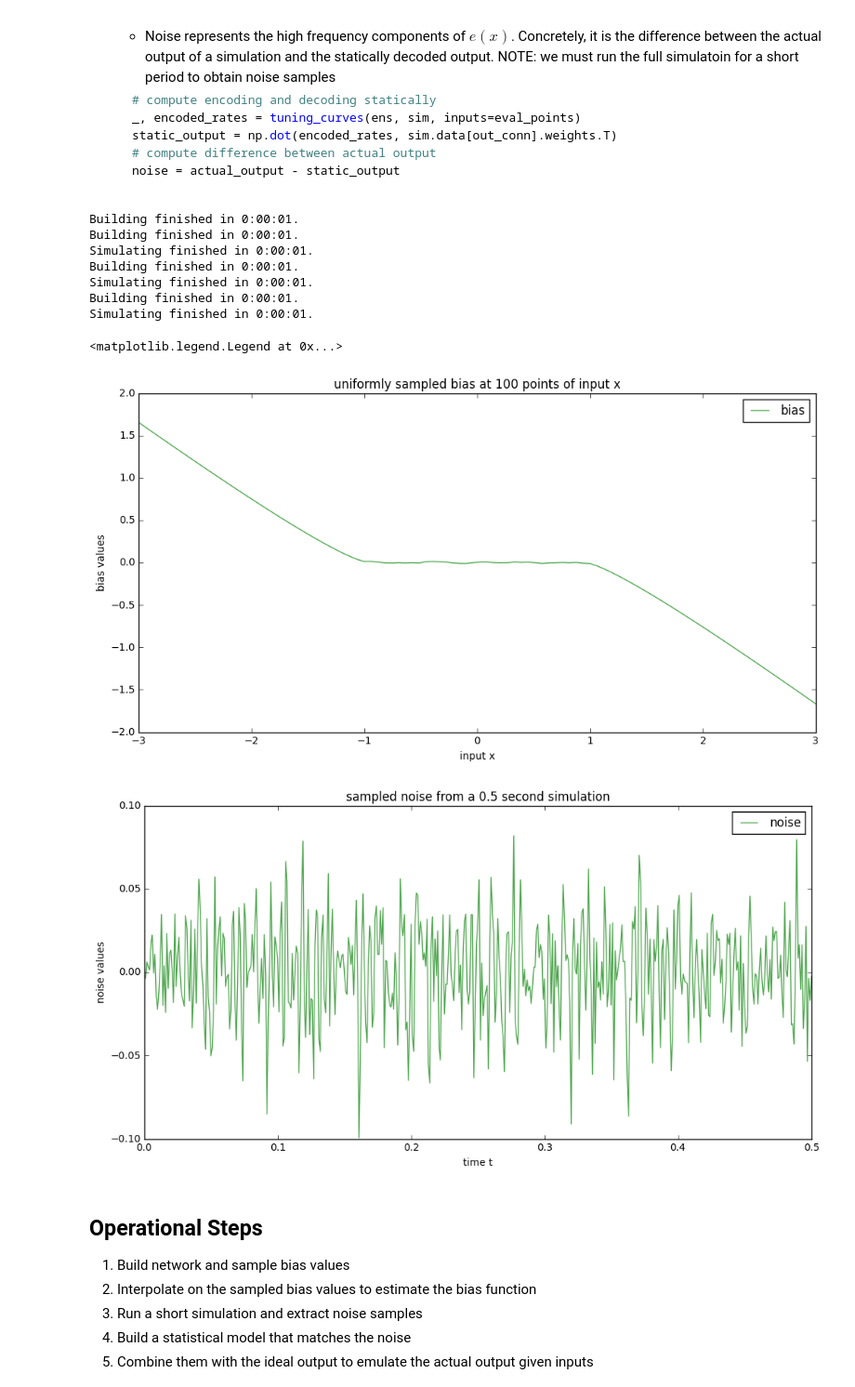
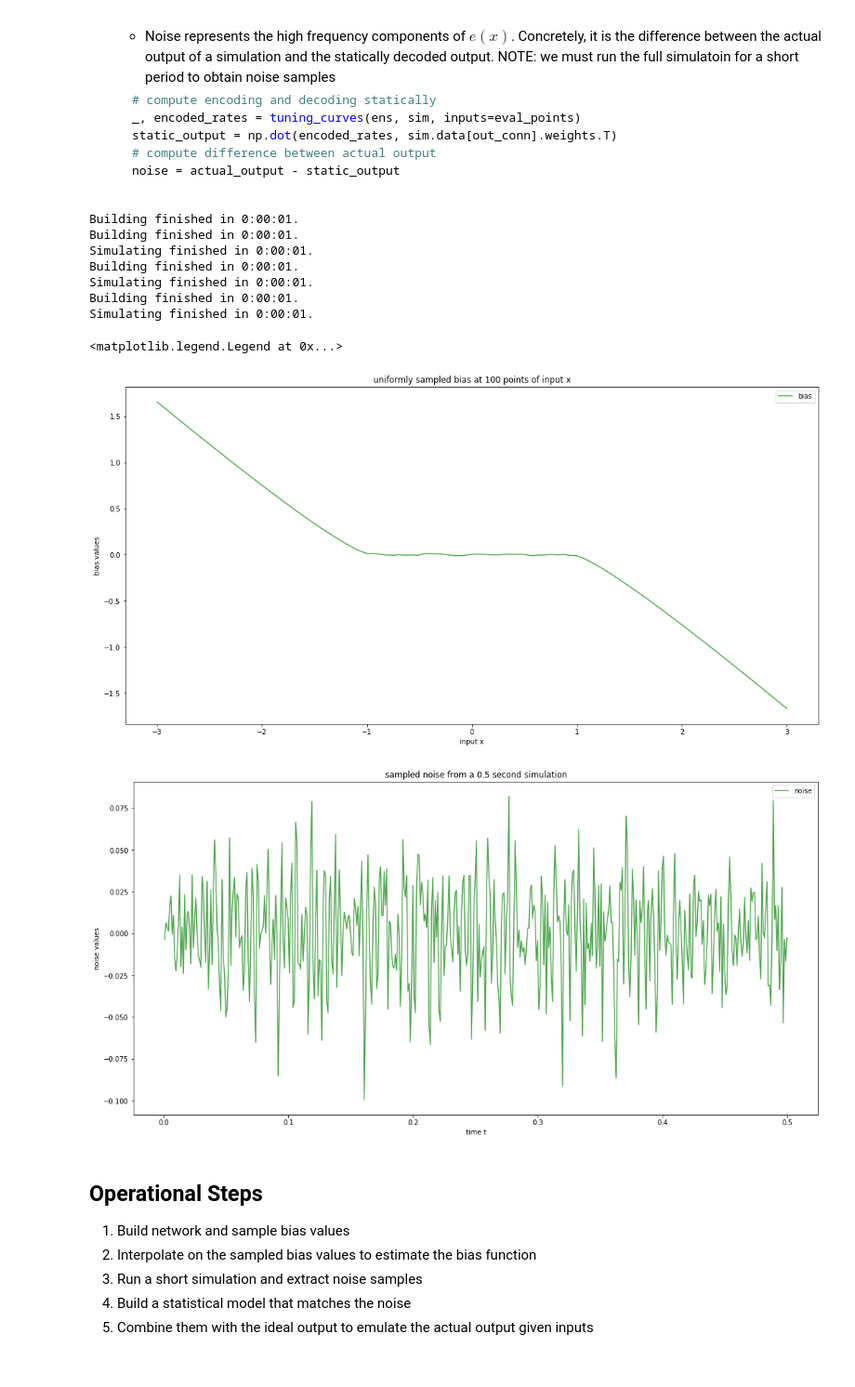
Before and after one commit to nengo/nengo-extras, a Jupyter notebook: surrogate_model/surrogate_model_overview.ipynb, the cells around one changed output. Shown at 93% size. Cells and saved outputs as stored; diff of their text form; code cells hidden in the pictures; blank space fills up the shorter version.

```diff
--- a/surrogate_model/surrogate_model_overview.ipynb
+++ b/surrogate_model/surrogate_model_overview.ipynb
@@ -62,37 +62,37 @@ lin_components = [
 
 connection = nengo.Connection(
     nengo.Node([1], add_to_container=False),
     nengo.Node(size_in=1, add_to_container=False),
     synapse=0.005, function=function, add_to_container=False
 )
 
 surrogate = SurrogateEnsemble(ensemble_config, connection, lin_components, dt=0.001)
 surrogate.build(seed=6)
 
-plt.figure(figsize=(12,6))
+plt.figure(figsize=(18,9))
 plt.title("uniformly sampled bias at 100 points of input x")
 plt.xlabel('input x')
 plt.ylabel('bias values')
 plt.plot(surrogate.bias_eval_points[:,0], surrogate.sampled_bias[:,0], 'g', label="bias", alpha=0.7)
 plt.legend()
 
-plt.figure(figsize=(12,6))
+plt.figure(figsize=(18,9))
 plt.title("sampled noise from a 0.5 second simulation")
 plt.xlabel('time t')
 plt.ylabel('noise values')
 plt.plot(surrogate.training_tranges[0], surrogate.training_sim_noises[0][:,0], 'g', label="noise", alpha=0.7)
 plt.legend()
 # %% [output]
 Building finished in 0:00:01.
 Building finished in 0:00:01.
 Simulating finished in 0:00:01.
 Building finished in 0:00:01.
 Simulating finished in 0:00:01.
 Building finished in 0:00:01.
 Simulating finished in 0:00:01.
 <matplotlib.legend.Legend at 0x...>
-[figure, old version]
+[figure, new version]
-[figure, old version]
+[figure, new version]
 # %% [markdown]
 ## Operational Steps
 
```
Also changed, not shown: parts of 13 cells of this notebook.
